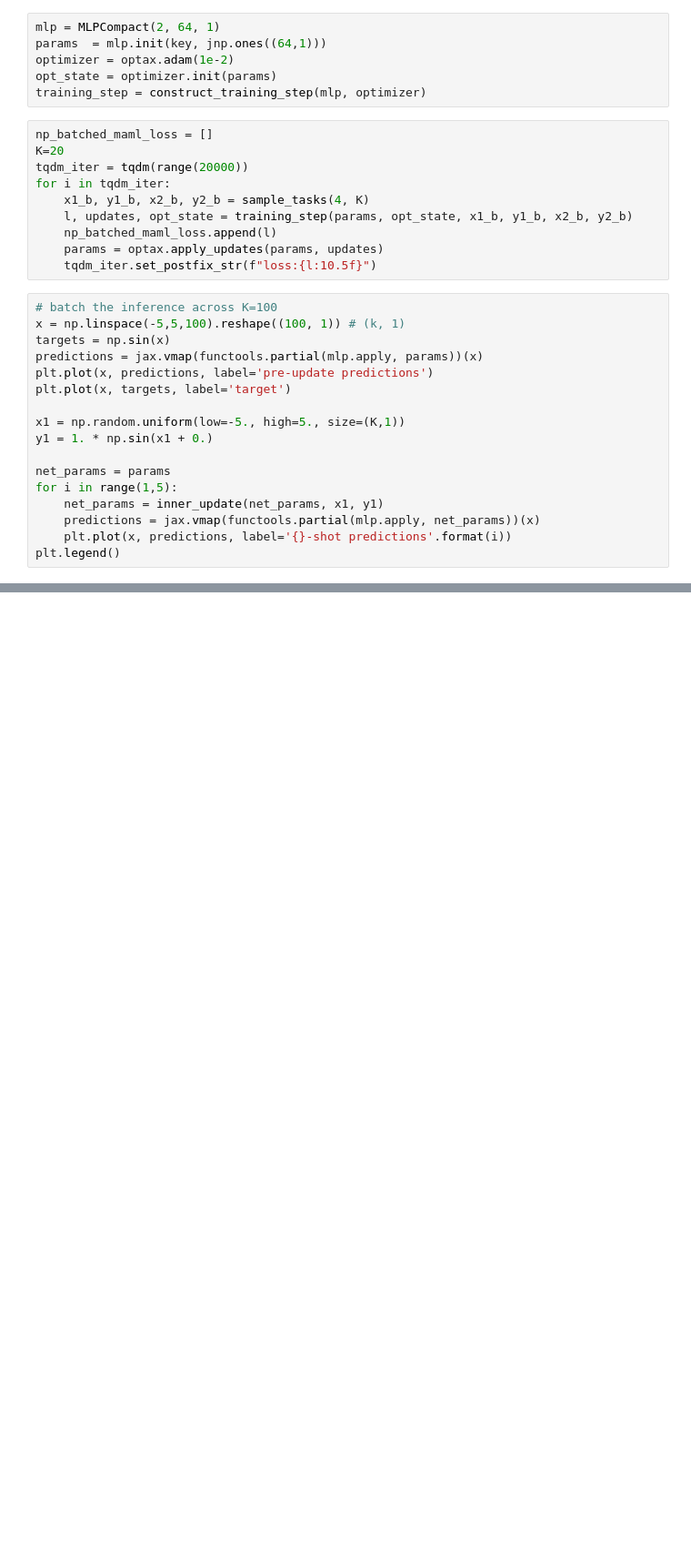
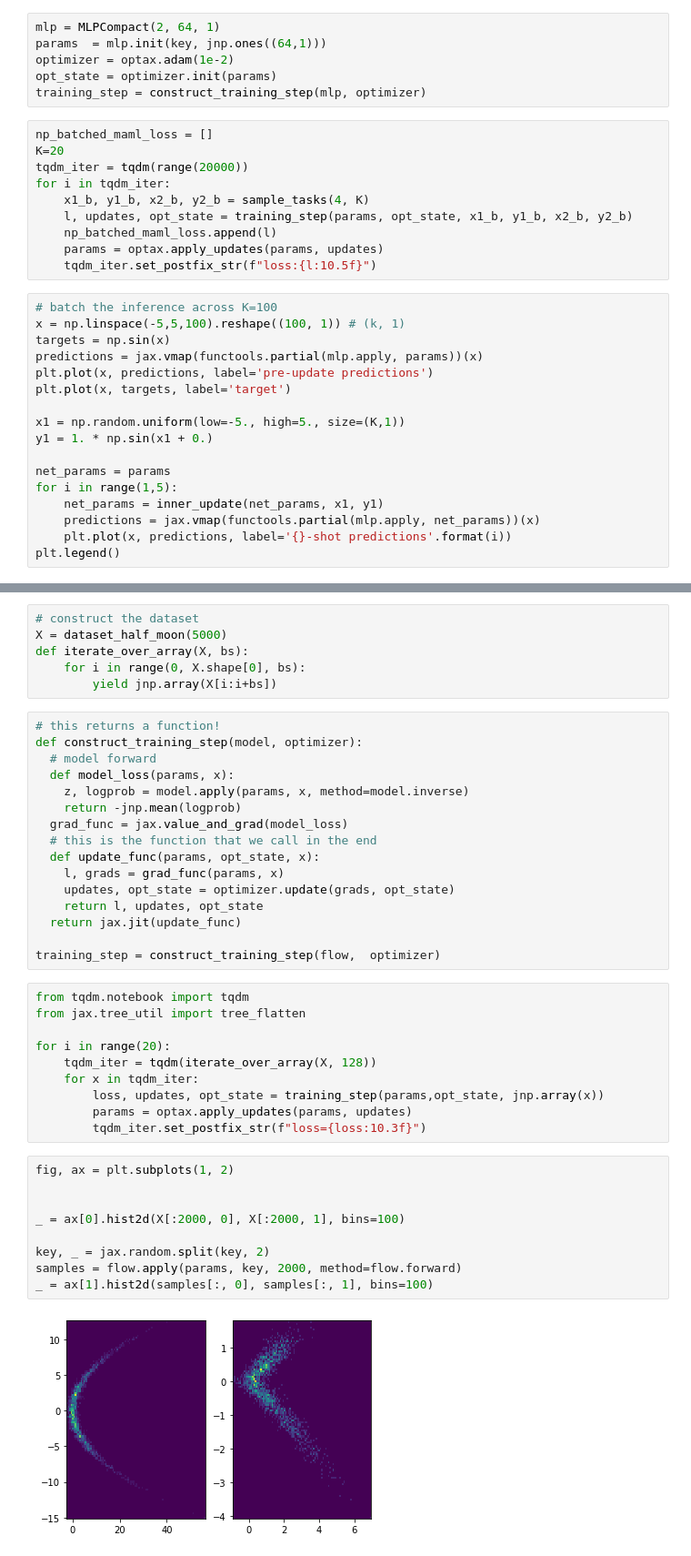
Before and after one commit to jimimvp/jax-tutorial, a Jupyter notebook: tutorial.ipynb, the cells around one changed output, grey strips where cells are left out. Shown at 91% size. Cells and saved outputs as stored; diff of their text form; blank space fills up the shorter version.

```diff
--- a/tutorial.ipynb
+++ b/tutorial.ipynb
@@ -438,0 +573,43 @@ plt.legend()
+# %%
+# construct the dataset
+X = dataset_half_moon(5000)
+def iterate_over_array(X, bs):
+    for i in range(0, X.shape[0], bs):
+        yield jnp.array(X[i:i+bs])
+# %%
+# this returns a function!
+def construct_training_step(model, optimizer):
+  # model forward
+  def model_loss(params, x):
+    z, logprob = model.apply(params, x, method=model.inverse)
+    return -jnp.mean(logprob)
+  grad_func = jax.value_and_grad(model_loss)
+  # this is the function that we call in the end
+  def update_func(params, opt_state, x):
+    l, grads = grad_func(params, x)
+    updates, opt_state = optimizer.update(grads, opt_state)
+    return l, updates, opt_state
+  return jax.jit(update_func)
+
+training_step = construct_training_step(flow,  optimizer)
+# %%
+from tqdm.notebook import tqdm
+from jax.tree_util import tree_flatten
+
+for i in range(20):
+    tqdm_iter = tqdm(iterate_over_array(X, 128))
+    for x in tqdm_iter:
+        loss, updates, opt_state = training_step(params,opt_state, jnp.array(x))
+        params = optax.apply_updates(params, updates)
+        tqdm_iter.set_postfix_str(f"loss={loss:10.3f}")
+# %%
+fig, ax = plt.subplots(1, 2)
+
+
+_ = ax[0].hist2d(X[:2000, 0], X[:2000, 1], bins=100)
+
+key, _ = jax.random.split(key, 2)
+samples = flow.apply(params, key, 2000, method=flow.forward)
+_ = ax[1].hist2d(samples[:, 0], samples[:, 1], bins=100)
+# %% [output]
+[figure, added]
```
Also changed, not shown: parts of 11 cells of this notebook.
